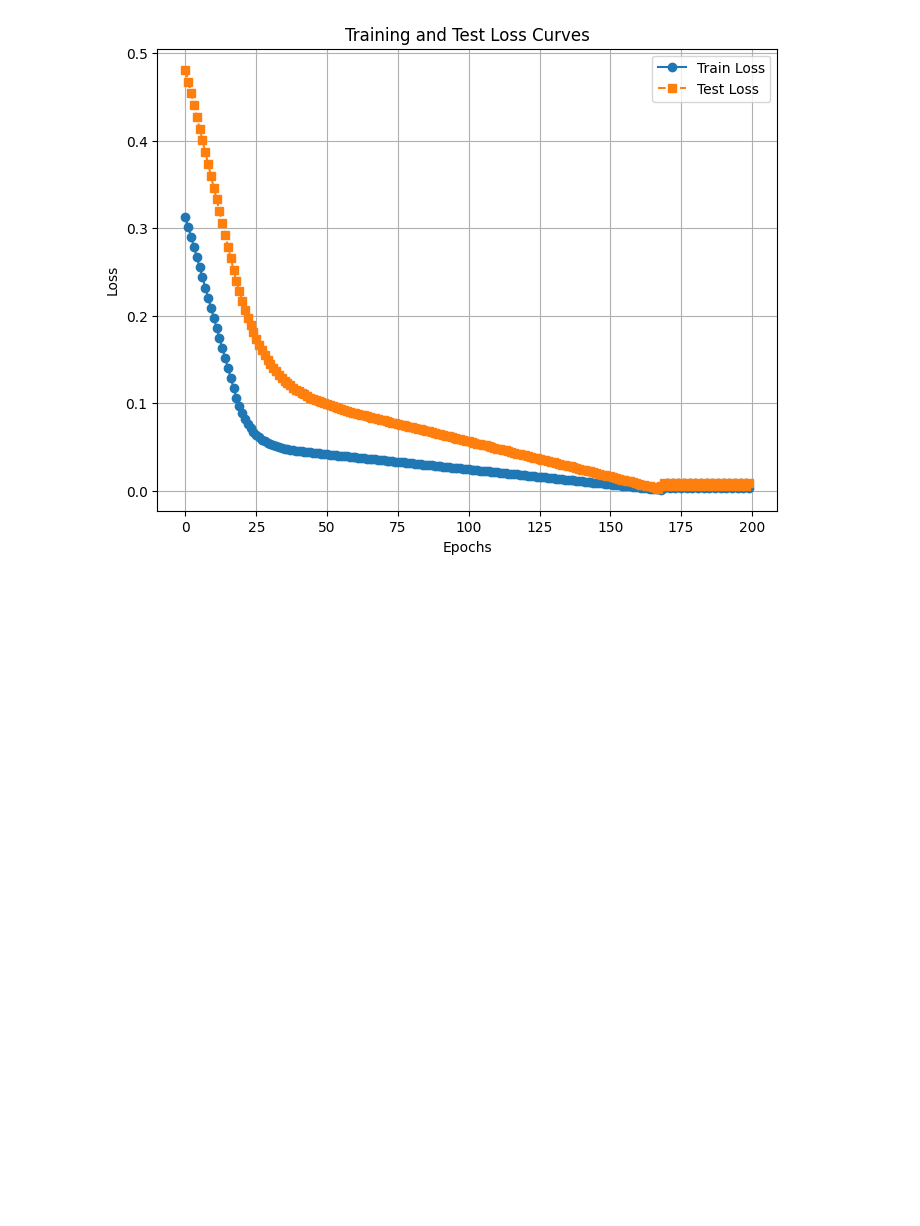
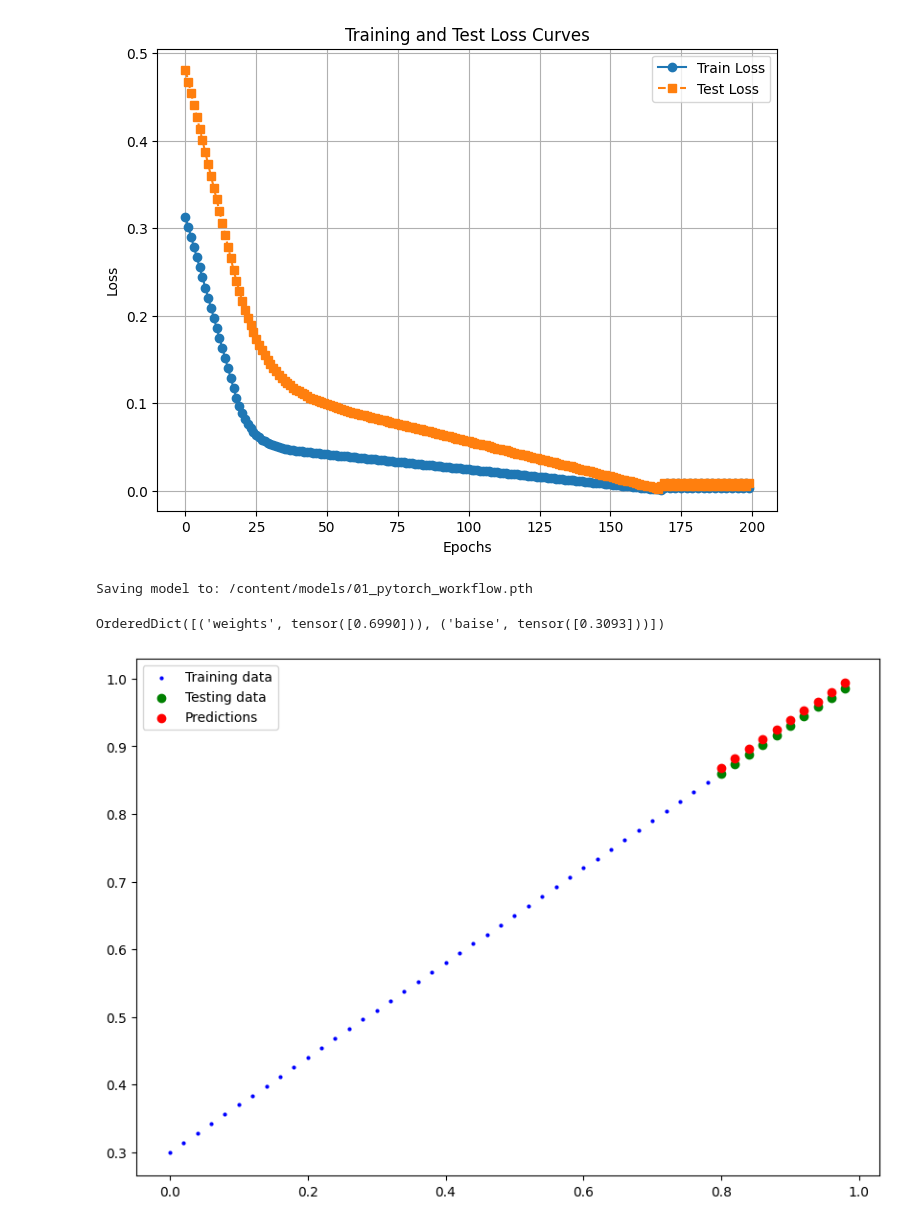
Before and after one commit to Jamesl65/githubTest, a Jupyter notebook: Untitled1.ipynb, the cells around one changed output. Drawn from its saved outputs; the diff is of its cells as text; code cells hidden in the pictures; blank space fills up the shorter version.

```diff
--- a/Untitled1.ipynb
+++ b/Untitled1.ipynb
@@ -112,3 +110,34 @@ plt.grid(True)  # Adds a grid for better readability
 plt.show()  # Ensures the plot is displayed
 # %% [output]
 [figure]
+# %%
+from pathlib import Path
+BASE_DIR = Path.cwd()
+
+MODEL_PATH = Path(BASE_DIR, "models")
+MODEL_PATH.mkdir(parents=True, exist_ok=True)
+
+MODEL_NAME = "01_pytorch_workflow.pth"
+MODEL_SAVE_PATH = Path(MODEL_PATH, MODEL_NAME)
+
+print(f"Saving model to: {MODEL_SAVE_PATH}")
+torch.save(obj=model_0.state_dict(),
+           f=MODEL_SAVE_PATH)
+# %% [output]
+Saving model to: /content/models/01_pytorch_workflow.pth
+# %%
+model_0.state_dict()
+
+loaded_model_0 = LinearRegressionModel()
+loaded_model_0.load_state_dict(torch.load(f=MODEL_SAVE_PATH))
+loaded_model_0.state_dict()
+# %% [output]
+OrderedDict([('weights', tensor([0.6990])), ('baise', tensor([0.3093]))])
+# %%
+loaded_model_0.eval()
+with torch.inference_mode():
+  loaded_model_preds = loaded_model_0(X_test)
+
+plot_predictions(predictions=loaded_model_preds)
+# %% [output]
+[figure, added]
```
Also changed, not shown: parts of 3 cells of this notebook.
